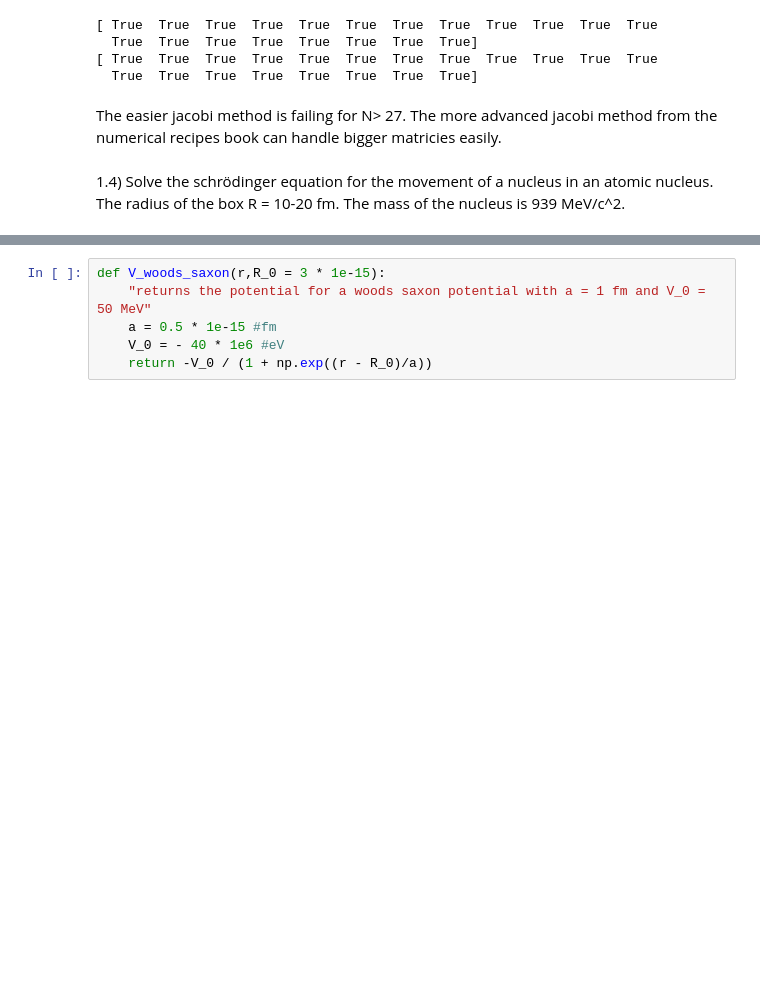
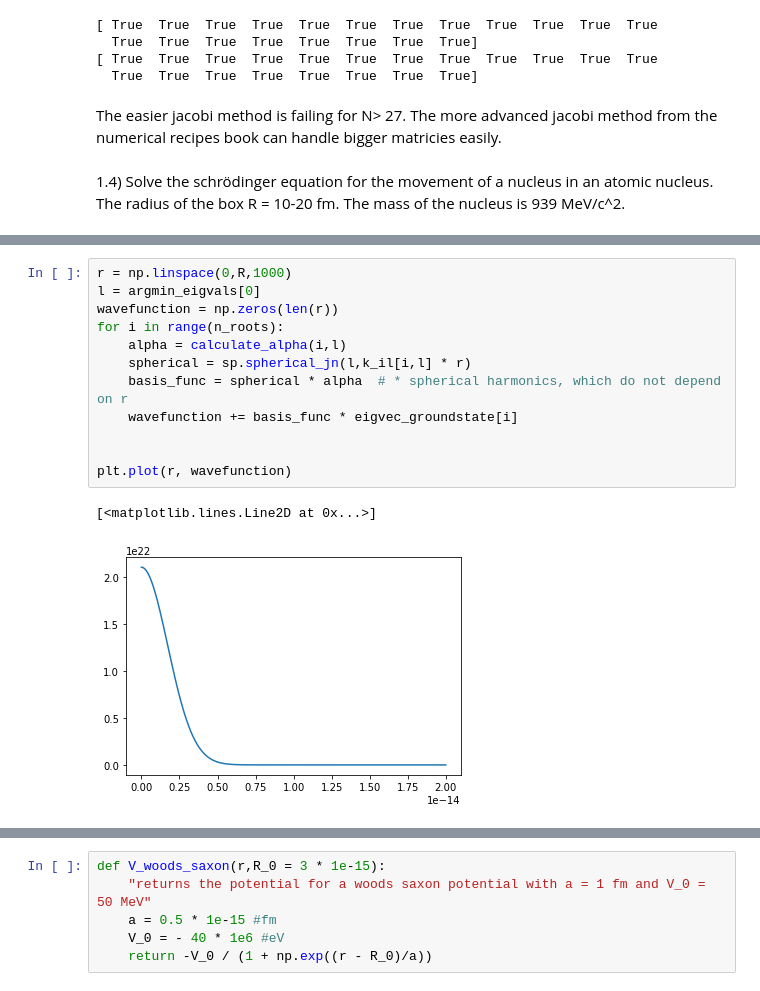
Before and after one commit to TobiLeitgeb/ComputationalPhysics_VO_code, a Jupyter notebook: main.ipynb, the cells around one changed output, grey strips where cells are left out. Cells and saved outputs as stored; diff of their text form; blank space fills up the shorter version.

```diff
--- a/main.ipynb
+++ b/main.ipynb
@@ -286,0 +315,15 @@ evs = Parallel(n_jobs=num_cores)(delayed(calc_evs)(l,n_roots) for l in range(l_m
+# %%
+r = np.linspace(0,R,1000)
+l = argmin_eigvals[0]
+wavefunction = np.zeros(len(r))
+for i in range(n_roots):
+    alpha = calculate_alpha(i,l)
+    spherical = sp.spherical_jn(l,k_il[i,l] * r)
+    basis_func = spherical * alpha  # * spherical harmonics, which do not depend on r
+    wavefunction += basis_func * eigvec_groundstate[i]
+
+
+plt.plot(r, wavefunction)
+# %% [output]
+[<matplotlib.lines.Line2D at 0x...>]
+[figure, added]
```
Also changed, not shown: parts of 11 cells of this notebook.
